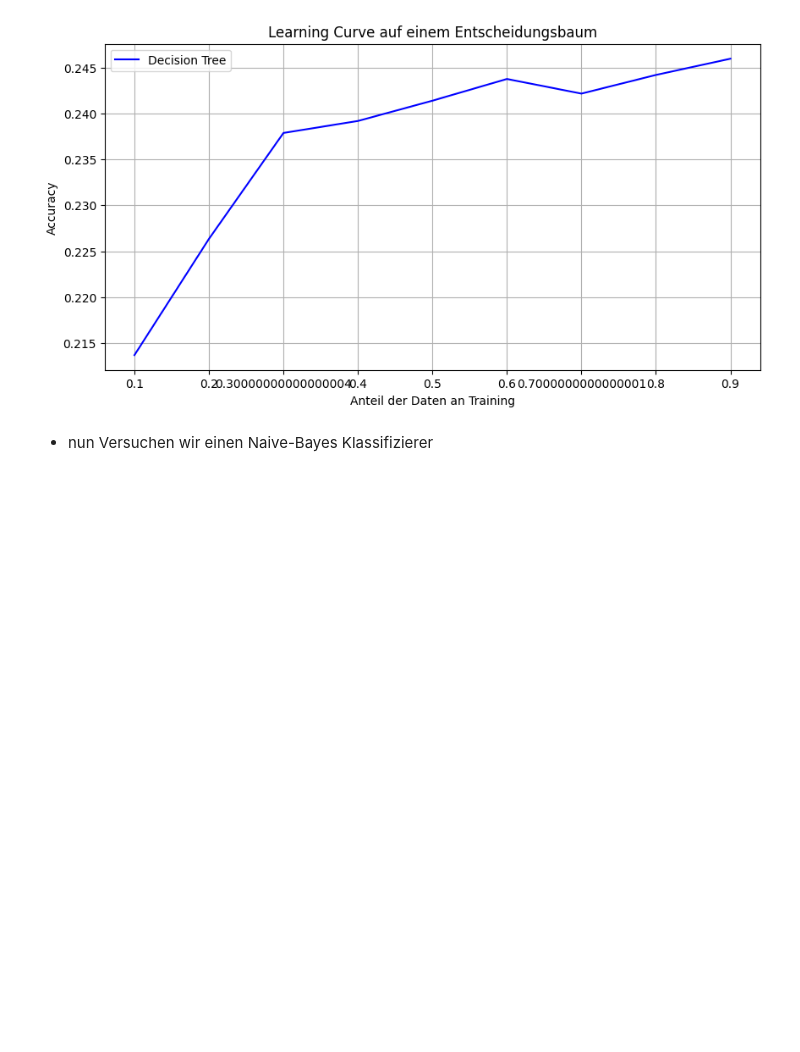
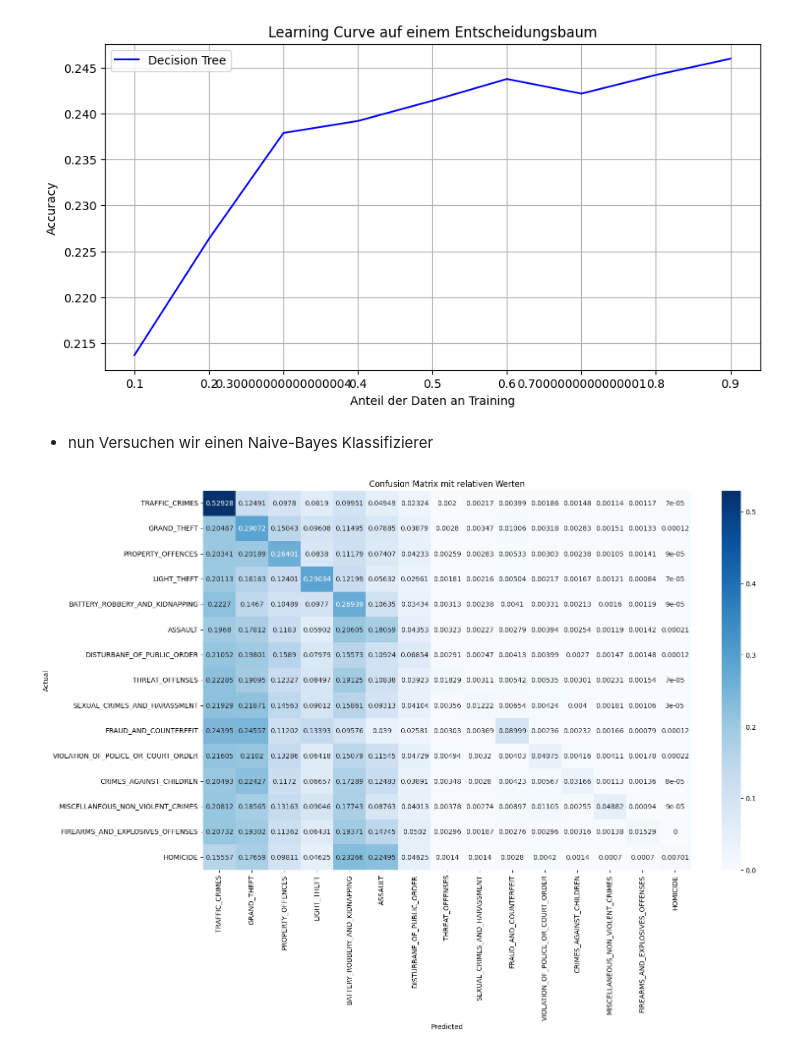
Before and after one commit to dominikth13/BI_Project, a Jupyter notebook: data_evaluation_Dominik.ipynb, the cells around one changed output. Drawn from its saved outputs; the diff is of its cells as text; code cells hidden in the pictures; blank space fills up the shorter version.

Commit message:
Confusion Matrix and Naive Bayes + Knn

```diff
--- a/data_evaluation_Dominik.ipynb
+++ b/data_evaluation_Dominik.ipynb
@@ -16,3 +7,17 @@ dec_tree = tree.DecisionTreeClassifier()
+# %%
+import pandas as pd;
+from matplotlib import pyplot as plt
+import numpy as np
+from sklearn import tree
+from sklearn.model_selection import train_test_split
+from sklearn.model_selection import cross_validate
+from sklearn.model_selection import KFold
+from confusion_matrix_utils import cross_val_predict, plot_confusion_matrix
+
+kfold = KFold(n_splits=5, random_state=42, shuffle=True)
+cleaned_data = pd.read_csv('cleaned_data.csv')
+crime_cats_with_occs = cleaned_data[['CRIME_CAT','Crm.Cd']].groupby('CRIME_CAT')['Crm.Cd'].count().to_dict()
+sorted_labels = list(map(lambda x: x[0], sorted(list(crime_cats_with_occs.items()), key=lambda x: x[1], reverse=True)))
 # %%
 features = ['TIME.OCC_hour_cos','LAT','LONG']
 target = 'CRIME_CAT'
@@ -134,3 +152,18 @@ plt.show()
 [figure]
 # %% [markdown]
 - nun Versuchen wir einen Naive-Bayes Klassifizierer
+# %%
+kfold = KFold(n_splits=5, random_state=42, shuffle=True)
+
+
+dec_tree = tree.DecisionTreeClassifier(max_depth=20)
+
+features = ['TIME.OCC_hour_cos','LAT','LONG']
+target = 'CRIME_CAT'
+selection = features + [target]
+
+predict_data_encoded = cleaned_data[selection].copy()
+actual_classes, predict_classes, _ = cross_val_predict(dec_tree, kfold, np.array(predict_data_encoded[features]), np.array(predict_data_encoded[target]))
+plot_confusion_matrix(actual_classes, predict_classes, sorted_labels, mode='relative')
+# %% [output]
+[figure, added]
```
Also changed, not shown: parts of 20 cells of this notebook, 1 other file.
